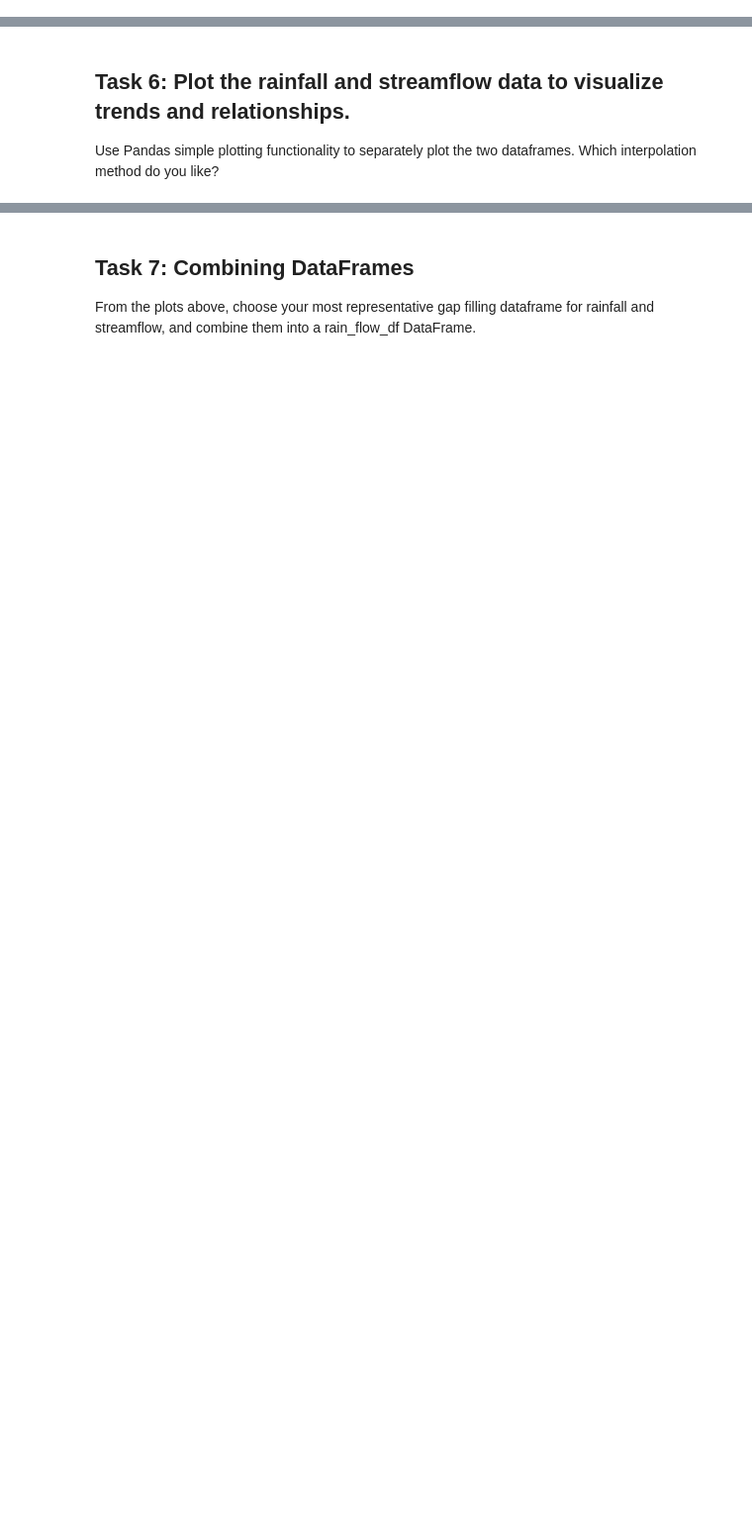
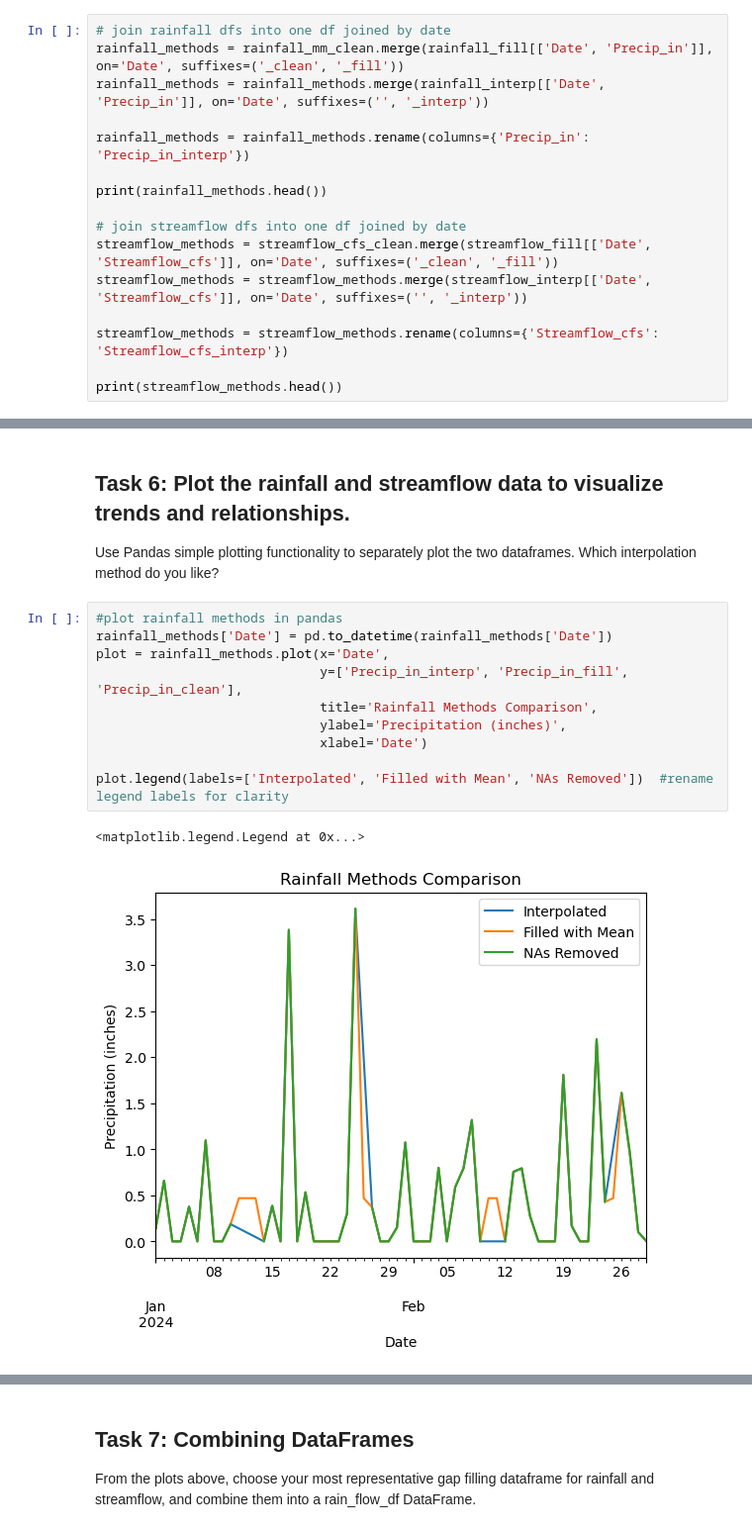
Before and after one commit to adernbach/Introduction-to-Python, a Jupyter notebook: Pandas/PandasExercise1.ipynb, the cells around one changed output, grey strips where cells are left out. Shown at 99% size. Drawn from its saved outputs; the diff is of its cells as text; blank space fills up the shorter version.

Commit message:
pandas done!

```diff
--- a/Pandas/PandasExercise1.ipynb
+++ b/Pandas/PandasExercise1.ipynb
@@ -136,3 +142,19 @@ Missing values in Precip_in column: 5
 We often want to relate data to another, and having all the data in once centralized data frame supports this comparison. Create a new Pandas DataFrame named:
 * rainfall_methods fill it with the three rainfall dataframes we cleaned
 * streamflow_methods and fill it with the three streamflow dataframes we cleaned
+# %%
+# join rainfall dfs into one df joined by date
+rainfall_methods = rainfall_mm_clean.merge(rainfall_fill[['Date', 'Precip_in']], on='Date', suffixes=('_clean', '_fill'))
+rainfall_methods = rainfall_methods.merge(rainfall_interp[['Date', 'Precip_in']], on='Date', suffixes=('', '_interp'))
+
+rainfall_methods = rainfall_methods.rename(columns={'Precip_in': 'Precip_in_interp'})
+
+print(rainfall_methods.head())
+
+# join streamflow dfs into one df joined by date
+streamflow_methods = streamflow_cfs_clean.merge(streamflow_fill[['Date', 'Streamflow_cfs']], on='Date', suffixes=('_clean', '_fill'))
+streamflow_methods = streamflow_methods.merge(streamflow_interp[['Date', 'Streamflow_cfs']], on='Date', suffixes=('', '_interp'))
+
+streamflow_methods = streamflow_methods.rename(columns={'Streamflow_cfs': 'Streamflow_cfs_interp'})
+
+print(streamflow_methods.head())
@@ -140,3 +182,16 @@ We often want to relate data to another, and having all the data in once central
 ## Task 6: Plot the rainfall and streamflow data to visualize trends and relationships.
 
 Use Pandas simple plotting functionality to separately plot the two dataframes. Which interpolation method do you like?
+# %%
+#plot rainfall methods in pandas
+rainfall_methods['Date'] = pd.to_datetime(rainfall_methods['Date'])
+plot = rainfall_methods.plot(x='Date',
+                             y=['Precip_in_interp', 'Precip_in_fill', 'Precip_in_clean'],
+                             title='Rainfall Methods Comparison',
+                             ylabel='Precipitation (inches)',
+                             xlabel='Date')
+
+plot.legend(labels=['Interpolated', 'Filled with Mean', 'NAs Removed'])  #rename legend labels for clarity
+# %% [output]
+<matplotlib.legend.Legend at 0x...>
+[figure, added]
```
Also changed, not shown: parts of 13 cells of this notebook, 2 other files.
